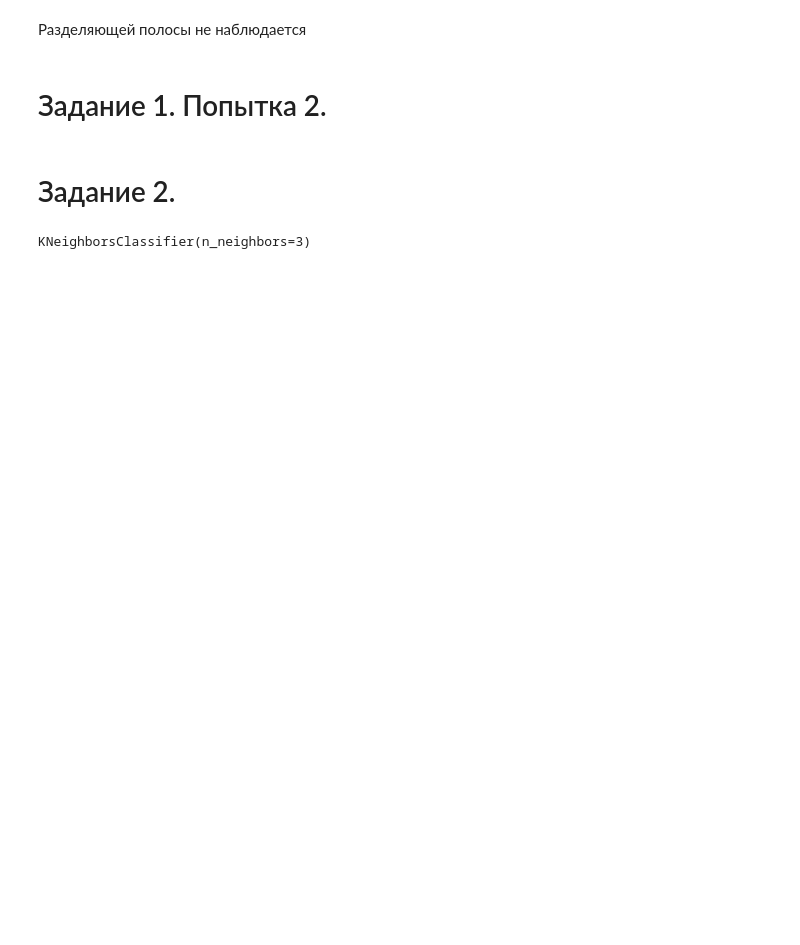
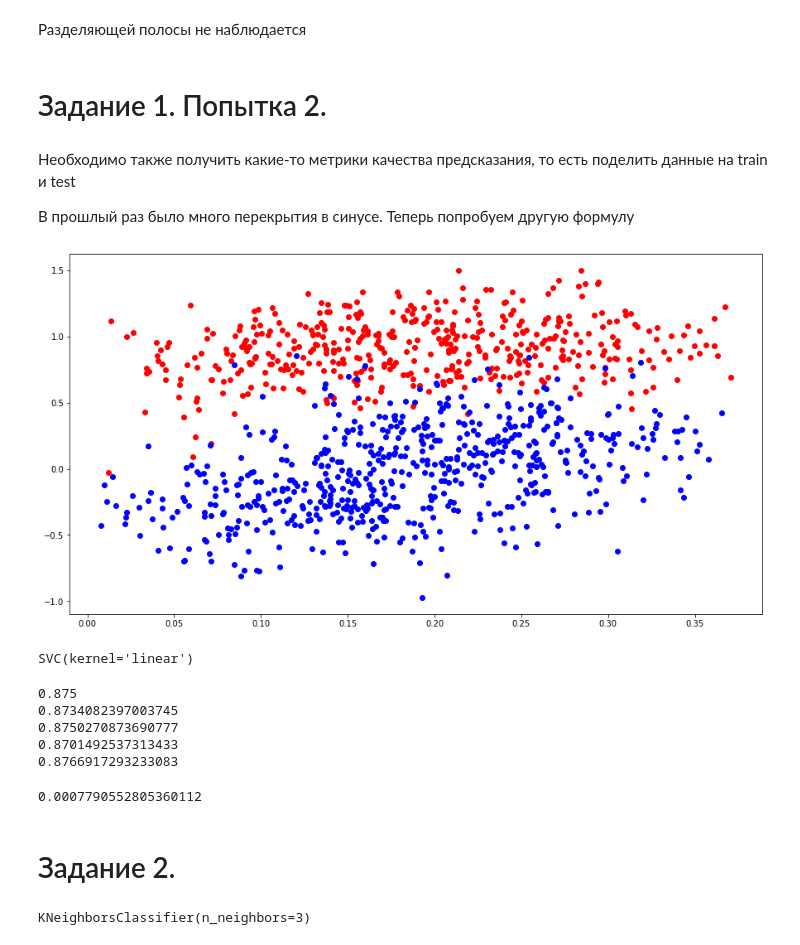
Before and after one commit to KonovDS/analyze_hw, a Jupyter notebook: hw_4/hw_4.ipynb, the cells around one changed output. Drawn from its saved outputs; the diff is of its cells as text; code cells hidden in the pictures; blank space fills up the shorter version.

```diff
--- a/hw_4/hw_4.ipynb
+++ b/hw_4/hw_4.ipynb
@@ -98,3 +98,22 @@ plt.scatter(X[random_indxs, 0], X[random_indxs, 1],
 Разделяющей полосы не наблюдается
 # %% [markdown]
 # Задание 1. Попытка 2.
+# %% [markdown]
+Необходимо также получить какие-то метрики качества предсказания, то есть поделить данные на train и test
+
+В прошлый раз было много перекрытия в синусе. Теперь попробуем другую формулу
+# %%
+X = np.array(data[['feature_1', 'feature_2']])
+y = np.array(data['target'])
+
+X[:,0] = np.arccos((X[:,0] - 0.15) * 3) / 8.
+
+fig, ax = plt.subplots(1, 1, figsize=(15, 8))
+colors = {0:'red', 1:'blue'}
+
+for key, value in colors.items():
+    ax.scatter((X[y==key, 0]), (X[y==key, 1]), c=value, label=key)
+
+plt.show()
+# %% [output]
+[figure, added]
@@ -101,3 +127,41 @@ plt.scatter(X[random_indxs, 0], X[random_indxs, 1],
+# %%
+model_new = SVC(kernel='linear')
+model_new.fit(X_train_new, y_train_new)
+# %% [output]
+SVC(kernel='linear')
+# %%
+predicted = model_new.predict(X_test_new)
+# Метрики качества
+from sklearn.metrics import accuracy_score, f1_score, roc_auc_score, precision_score, recall_score
+print(accuracy_score(y_test_new, predicted))
+print(f1_score(y_test_new, predicted))
+print(roc_auc_score(y_test_new, predicted))
+print(precision_score(y_test_new, predicted))
+print(recall_score(y_test_new, predicted))
+# %% [output]
+0.875
+0.8734082397003745
+0.8750270873690777
+0.8701492537313433
+0.8766917293233083
+# %%
+#Коэффициенты разделяющей прямой
+b = model_new.intercept_[0]
+ws = model_new.coef_
+
+#расстояние от прямой до точки (x, y)
+def distance(x, y, ws_, b_):
+    return (np.fabs(ws_[0][0] * x + ws_[0][1] * y + b_) / np.sqrt(np.sum(ws_**2)))
+
+x = X_test_new[:, 0]
+y = X_test_new[:, 1]
+
+#Расстояние между плоскостями
+r1 = np.min(distance(x[predicted == 0], y[predicted == 0], ws, b))
+r2 = np.min(distance(x[predicted == 1], y[predicted == 1], ws, b))
+print(r1 + r2)
+# %% [output]
+0.0007790552805360112
 # %% [markdown]
 # Задание 2.
 # %%
```
Also changed, not shown: parts of 6 cells of this notebook.
